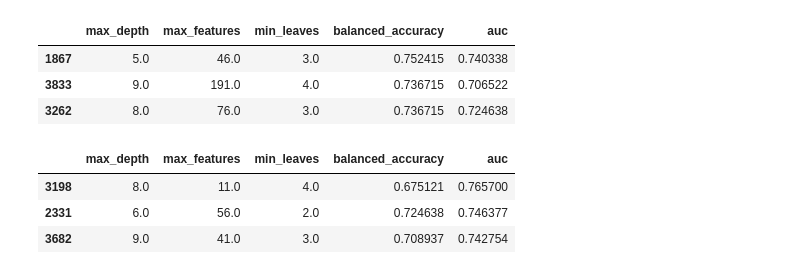
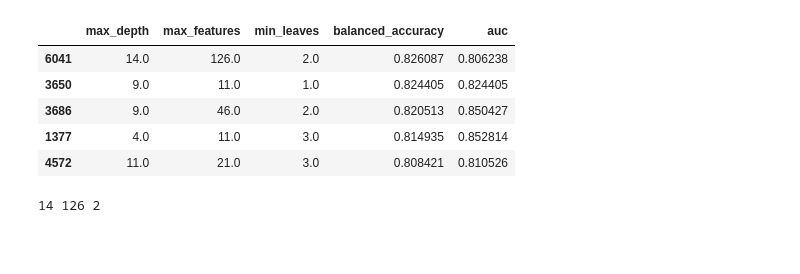
Before and after one commit to ave-bell/Clinical_TLB_2023-2024, a Jupyter notebook: weekly_jupyter_nbs/week_7_bootstrap_grid_search.ipynb, the cells around one changed output. Cells and saved outputs as stored; diff of their text form; code cells hidden in the pictures; blank space fills up the shorter version.

Commit message:
BSCV and feature importance

```diff
--- a/weekly_jupyter_nbs/week_7_bootstrap_grid_search.ipynb
+++ b/weekly_jupyter_nbs/week_7_bootstrap_grid_search.ipynb
@@ -21,10 +27,11 @@ df_tree = df_tree.reset_index(drop=True)
 num_rows = df_tree.shape[0]
 
 # number of bootstraps
-total_bootstraps = 1
+total_bootstraps = 15
 
 # create results df
 hyperparameter_tuning_df = pd.DataFrame(columns=["max_depth", "max_features", 'min_leaves', "balanced_accuracy", 'auc'])
+best_combination_df = pd.DataFrame(columns=["max_depth", "max_features", 'min_leaves', "balanced_accuracy", 'auc'])
 
 # create array of all indices in full data set
 all_indices = np.arange(num_rows)
@@ -34,6 +41,8 @@ drop_cols = ['sample_id', 'pub_id', 'CancerType']
 
 # loop to bootstrap and validate many times
 for i in range(total_bootstraps):
+
+    hyperparameter_tuning_df = pd.DataFrame(columns=["max_depth", "max_features", 'min_leaves', "balanced_accuracy", 'auc'])
 
     # sample indices with replacement of df
     train_indices = np.random.choice(num_rows, num_rows, replace = True)
@@ -72,17 +81,18 @@ for i in range(total_bootstraps):
 
                 # append to results df
                 hyperparameter_tuning_df.loc[len(hyperparameter_tuning_df)] = [depth, features, leaves, balanced_acc, auc]
+
+
+    best_combination_df = pd.concat([best_combination_df, hyperparameter_tuning_df.sort_values('balanced_accuracy', ascending=False).head(1)])
 # %%
-hyperparameter_tuning_df.sort_values('balanced_accuracy', ascending=False).head(3)
+
+best_combination_df.sort_values('balanced_accuracy', ascending=False).head(5)
+
+#best_combination_df.to_excel("BSCV_Results.xlsx")
 # %% [output]
 |  | max_depth | max_features | min_leaves | balanced_accuracy | auc |
-| 1867 | 5.0 | 46.0 | 3.0 | 0.752415 | 0.740338 |
-| 3833 | 9.0 | 191.0 | 4.0 | 0.736715 | 0.706522 |
-| 3262 | 8.0 | 76.0 | 3.0 | 0.736715 | 0.724638 |
+| 6041 | 14.0 | 126.0 | 2.0 | 0.826087 | 0.806238 |
+| 3650 | 9.0 | 11.0 | 1.0 | 0.824405 | 0.824405 |
+| 3686 | 9.0 | 46.0 | 2.0 | 0.820513 | 0.850427 |
+| 1377 | 4.0 | 11.0 | 3.0 | 0.814935 | 0.852814 |
+| 4572 | 11.0 | 21.0 | 3.0 | 0.808421 | 0.810526 |
-# %%
-hyperparameter_tuning_df.sort_values('auc', ascending=False).head(3)
-# %% [output]
-|  | max_depth | max_features | min_leaves | balanced_accuracy | auc |
-| 3198 | 8.0 | 11.0 | 4.0 | 0.675121 | 0.765700 |
-| 2331 | 6.0 | 56.0 | 2.0 | 0.724638 | 0.746377 |
-| 3682 | 9.0 | 41.0 | 3.0 | 0.708937 | 0.742754 |
@@ -111,7 +99,12 @@ for depth in range(1, 16):
 # %%
-hyperparameter_tuning_df.sort_values('balanced_accuracy', ascending=False).head(1).iloc[0, 0:3]
+best_combination_df.sort_values('balanced_accuracy', ascending=False).head(1)
 
-clf = tree.DecisionTreeClassifier(max_depth= 5, max_features=46, min_samples_leaf= 3)
+max_depth = int(best_combination_df.sort_values('balanced_accuracy', ascending=False).iloc[0, 0])
+max_features = int(best_combination_df.sort_values('balanced_accuracy', ascending=False).iloc[0, 1])
+min_leaves = int(best_combination_df.sort_values('balanced_accuracy', ascending=False).iloc[0, 2])
+print(max_depth, max_features, min_leaves)
+
+clf = tree.DecisionTreeClassifier(max_depth= max_depth, max_features=max_features, min_samples_leaf= min_leaves)
 
 # train and test tree
 clf = clf.fit( df_tree.drop(drop_cols, axis = 1), df_tree['CancerType'])
@@ -121,3 +114,5 @@ feature_importance1 = clf.feature_importances_
 temps = df_tree.drop(['CancerType', 'sample_id', 'pub_id'], axis = 1).columns.str.replace('T', '')
 temps = temps.astype(float)
 feature_importance = pd.DataFrame({"Temperature":temps, "Importance": feature_importance1})
+# %% [output]
+14 126 2
```
Also changed, not shown: parts of 5 cells of this notebook, 12 other files.
